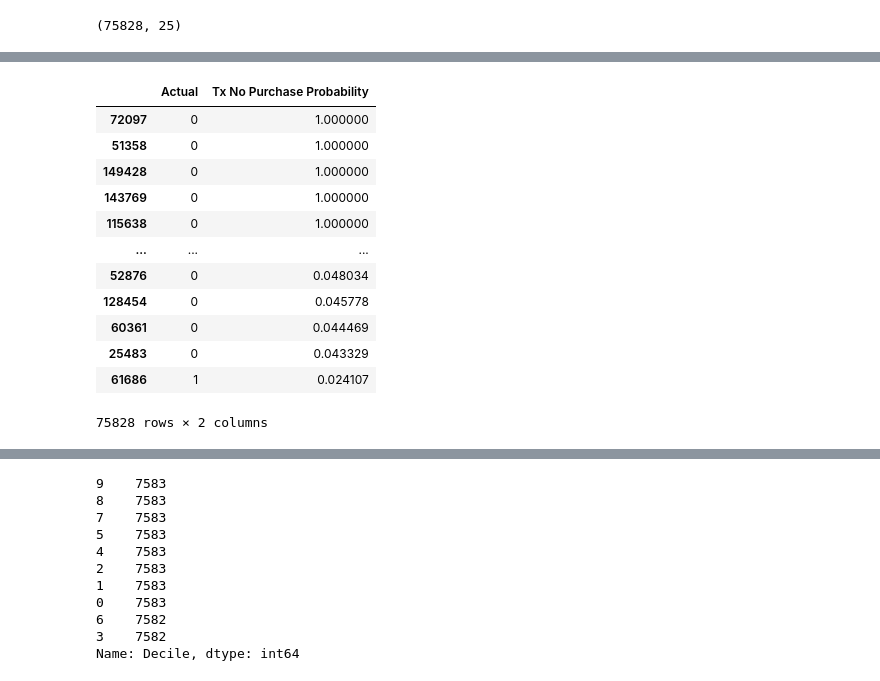
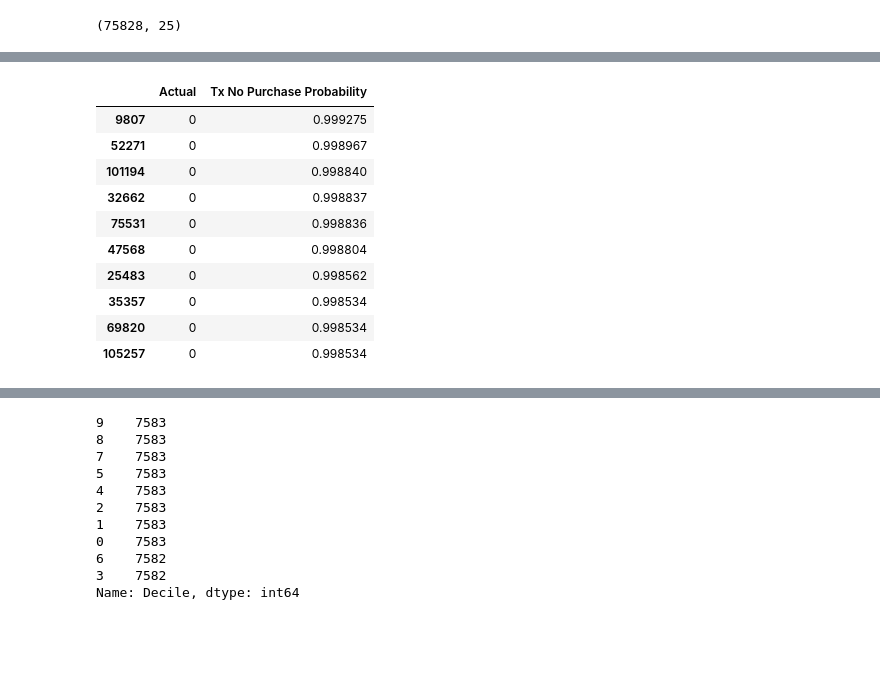
Before and after one commit to akim3245/Ecommerce_Propensity_Model, a Jupyter notebook: dev4.ipynb, the cells around one changed output, grey strips where cells are left out. Cells and saved outputs as stored; diff of their text form; code cells hidden in the pictures; blank space fills up the shorter version.

```diff
--- a/dev4.ipynb
+++ b/dev4.ipynb
@@ -134,0 +154,20 @@ AUC (Test): 0.9977141555210073
+# %%
+from sklearn.utils import resample
+
+#separate majority and minority classes
+df_train = pd.concat([X_train, y_train],axis=1)
+
+df_majority = df_train[df_train.ordered==0]
+df_minority = df_train[df_train.ordered==1]
+
+#upsample minority class
+df_minority_upsampled = resample(df_minority,
+                                 replace=True,     # sample with replacement
+                                 n_samples=df_train.ordered.value_counts()[0],    # to match majority class
+                                 random_state=123) # reproducible results
+
+#combine majority class with upsampled minority class
+df_upsampled = pd.concat([df_majority, df_minority_upsampled])
+
+#show new class counts
+df_upsampled.ordered.value_counts()
@@ -134,0 +178,15 @@ AUC (Test): 0.9977141555210073
+# %%
+#train model on upsampled dataset
+y_train_up = df_upsampled.ordered
+X_train_up = df_upsampled.drop('ordered', axis=1)
+
+#train model
+clf_2 = LogisticRegression().fit(X_train_up, y_train_up)
+
+#predict on training data
+y_pred_2 = clf_2.predict(X_train_up)
+
+#precision and recall
+print("Logistic Regression - Upsampled")
+print("Precision:", precision_score(y_train_up, y_pred_2) )
+print("Recall:", recall_score(y_train_up, y_pred_2) )
@@ -288,25 +322,24 @@ control.head()
 # %%
-#apply model to tx group and predict
-treatment_prob=clf.predict_proba(treatment_drop_ordered)[:,0]
+#apply trained model to tx group and predict probability
+treatment_prob=clf_2.predict_proba(treatment_drop_ordered)
+treatment_prob = [p[1] for p in treatment_prob]
 # %%
 #create new dataframe showing actual values (0 or 1) and treatment propensity probability
 propensity=pd.DataFrame({"Actual":treatment.ordered, "Tx No Purchase Probability":treatment_prob}).sort_values(by="Tx No Purchase Probability",ascending=False)
 # %%
-propensity
+propensity.head(10)
 # %% [output]
 |  | Actual | Tx No Purchase Probability |
-| 72097 | 0 | 1.000000 |
-| 51358 | 0 | 1.000000 |
-| 149428 | 0 | 1.000000 |
-| 143769 | 0 | 1.000000 |
-| 115638 | 0 | 1.000000 |
-| ... | ... | ... |
-| 52876 | 0 | 0.048034 |
-| 128454 | 0 | 0.045778 |
-| 60361 | 0 | 0.044469 |
-| 25483 | 0 | 0.043329 |
-| 61686 | 1 | 0.024107 |
+| 9807 | 0 | 0.999275 |
+| 52271 | 0 | 0.998967 |
+| 101194 | 0 | 0.998840 |
+| 32662 | 0 | 0.998837 |
+| 75531 | 0 | 0.998836 |
+| 47568 | 0 | 0.998804 |
+| 25483 | 0 | 0.998562 |
+| 35357 | 0 | 0.998534 |
+| 69820 | 0 | 0.998534 |
+| 105257 | 0 | 0.998534 |
-75828 rows × 2 columns
 # %%
 #create decile column
 propensity['Decile'] = pd.qcut(propensity['Tx No Purchase Probability'].rank(method='first',ascending=False).values, 10).codes
```
Also changed, not shown: parts of 52 cells of this notebook.
